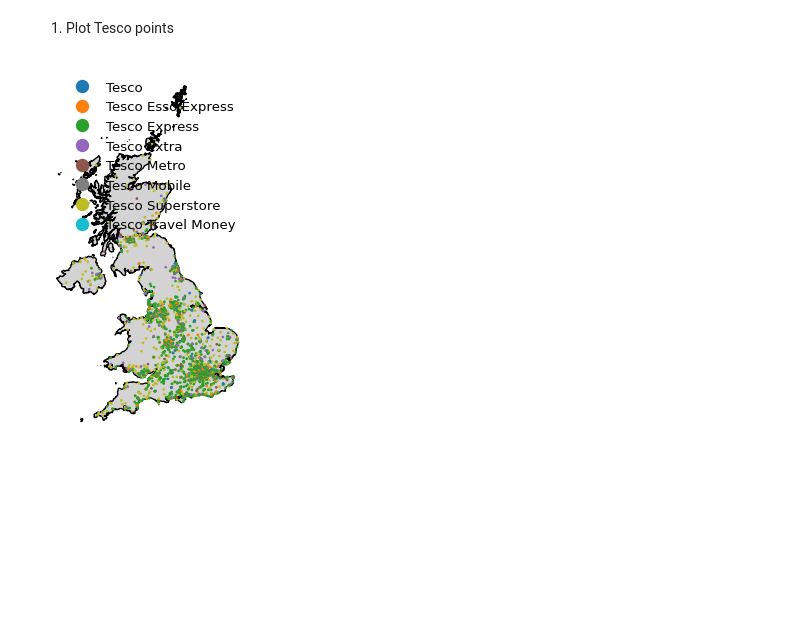
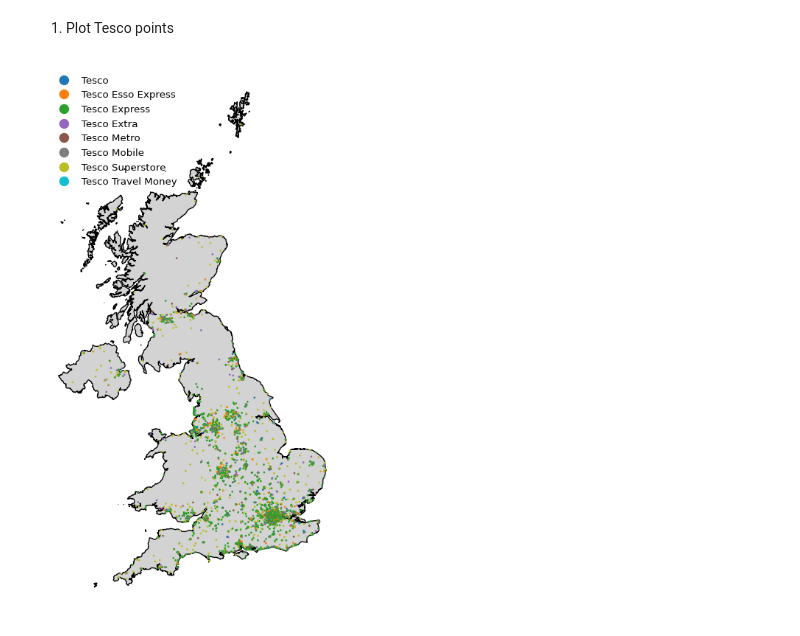
Before and after one commit to cjber/overture-uk, a Jupyter notebook: demos/tesco/tesco_demo.ipynb, the cells around one changed output. Saved outputs shown, nothing was run; the diff lists cells and outputs as text; code cells hidden in the pictures; blank space fills up the shorter version.

Commit message:
update tesco figsize

```diff
--- a/demos/tesco/tesco_demo.ipynb
+++ b/demos/tesco/tesco_demo.ipynb
@@ -60,18 +60,18 @@ len(tesco)
 # %% [markdown]
 1.  Plot Tesco points
 # %%
-fig, ax = plt.subplots()
+fig, ax = plt.subplots(figsize=(10, 10))
 
 gpd.GeoSeries(mask).plot(facecolor="lightgrey", edgecolor="black", ax=ax)
 tesco.plot(
     "names_value",
     ax=ax,
     legend=True,
     legend_kwds={"frameon": False},
     markersize=1,
 )
 
 ax.axis("off")
 plt.show()
 # %% [output]
-[figure, old version]
+[figure, new version]
```
Also changed, not shown: 1 other file.
